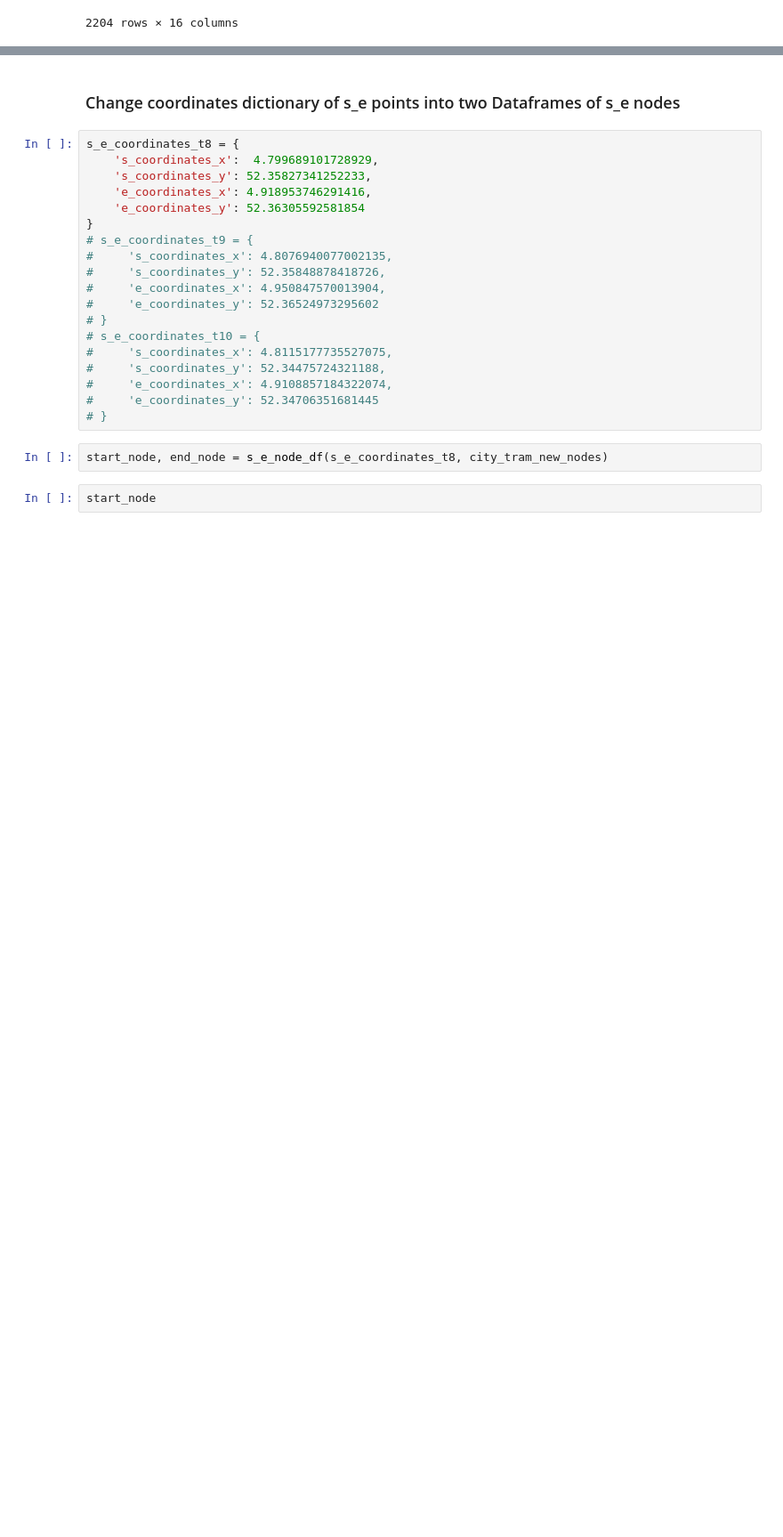
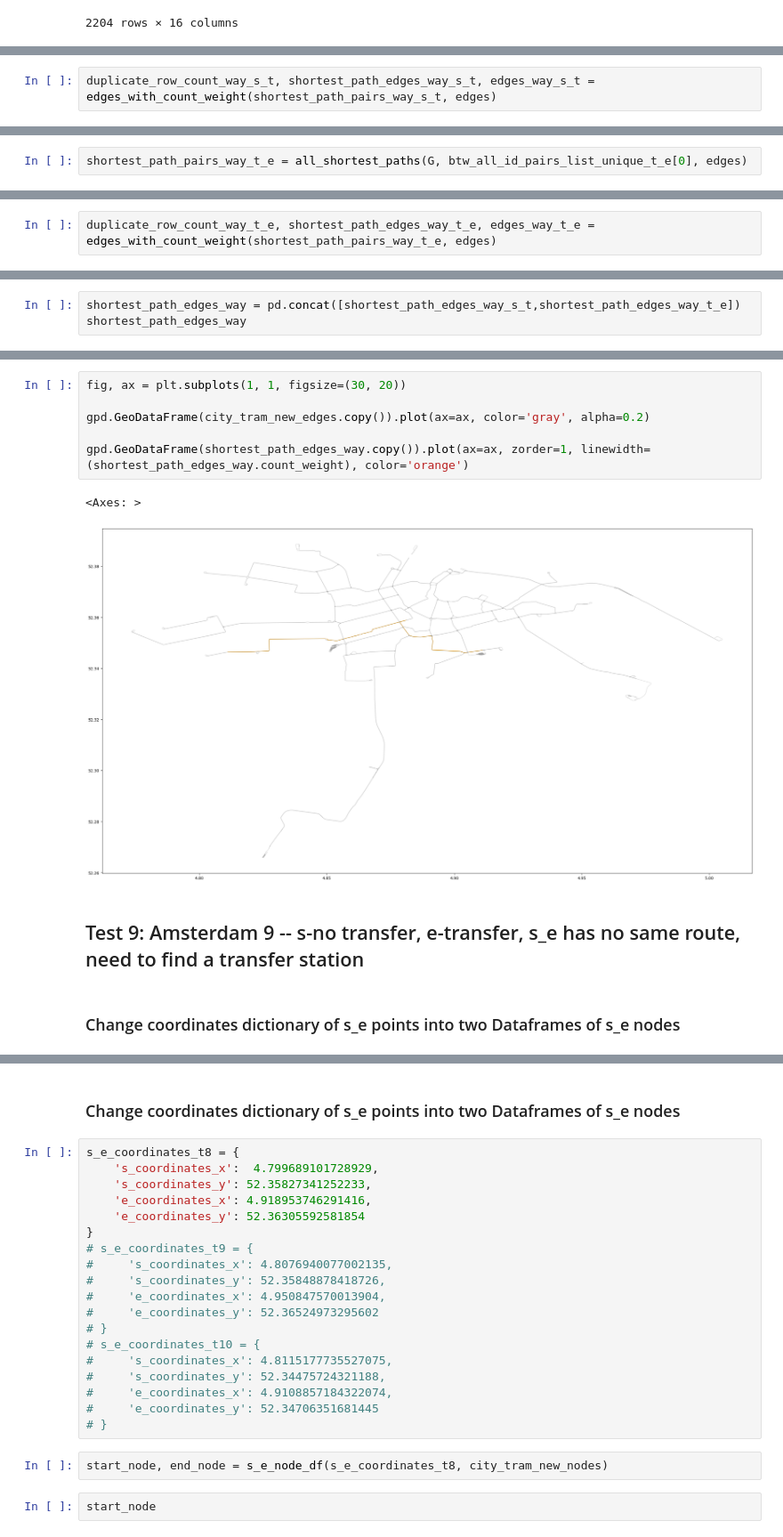
Before and after one commit to SYuGao/uvmt, a Jupyter notebook: notebooks/transfer1_tram_amsterdam.ipynb, the cells around one changed output, grey strips where cells are left out. Shown at 89% size. Saved outputs shown, nothing was run; the diff lists cells and outputs as text; blank space fills up the shorter version.

Commit message:
test 9&10-both success

```diff
--- a/notebooks/transfer1_tram_amsterdam.ipynb
+++ b/notebooks/transfer1_tram_amsterdam.ipynb
@@ -177,0 +436,2 @@ city_tram_new_edges
+# %%
+duplicate_row_count_way_s_t, shortest_path_edges_way_s_t, edges_way_s_t = edges_with_count_weight(shortest_path_pairs_way_s_t, edges)
@@ -177,0 +458,2 @@ city_tram_new_edges
+# %%
+shortest_path_pairs_way_t_e = all_shortest_paths(G, btw_all_id_pairs_list_unique_t_e[0], edges)
@@ -177,0 +480,2 @@ city_tram_new_edges
+# %%
+duplicate_row_count_way_t_e, shortest_path_edges_way_t_e, edges_way_t_e = edges_with_count_weight(shortest_path_pairs_way_t_e, edges)
@@ -177,0 +502,3 @@ city_tram_new_edges
+# %%
+shortest_path_edges_way = pd.concat([shortest_path_edges_way_s_t,shortest_path_edges_way_t_e])
+shortest_path_edges_way
@@ -177,0 +519,13 @@ city_tram_new_edges
+# %%
+fig, ax = plt.subplots(1, 1, figsize=(30, 20))
+
+gpd.GeoDataFrame(city_tram_new_edges.copy()).plot(ax=ax, color='gray', alpha=0.2)
+
+gpd.GeoDataFrame(shortest_path_edges_way.copy()).plot(ax=ax, zorder=1, linewidth=(shortest_path_edges_way.count_weight), color='orange')
+# %% [output]
+<Axes: >
+[figure, added]
+# %% [markdown]
+## Test 9: Amsterdam 9 -- s-no transfer, e-transfer, s_e has no same route, need to find a transfer station
+# %% [markdown]
+### Change coordinates dictionary of s_e points into two Dataframes of s_e nodes
```
Also changed, not shown: parts of 88 cells of this notebook, 2 other files.
